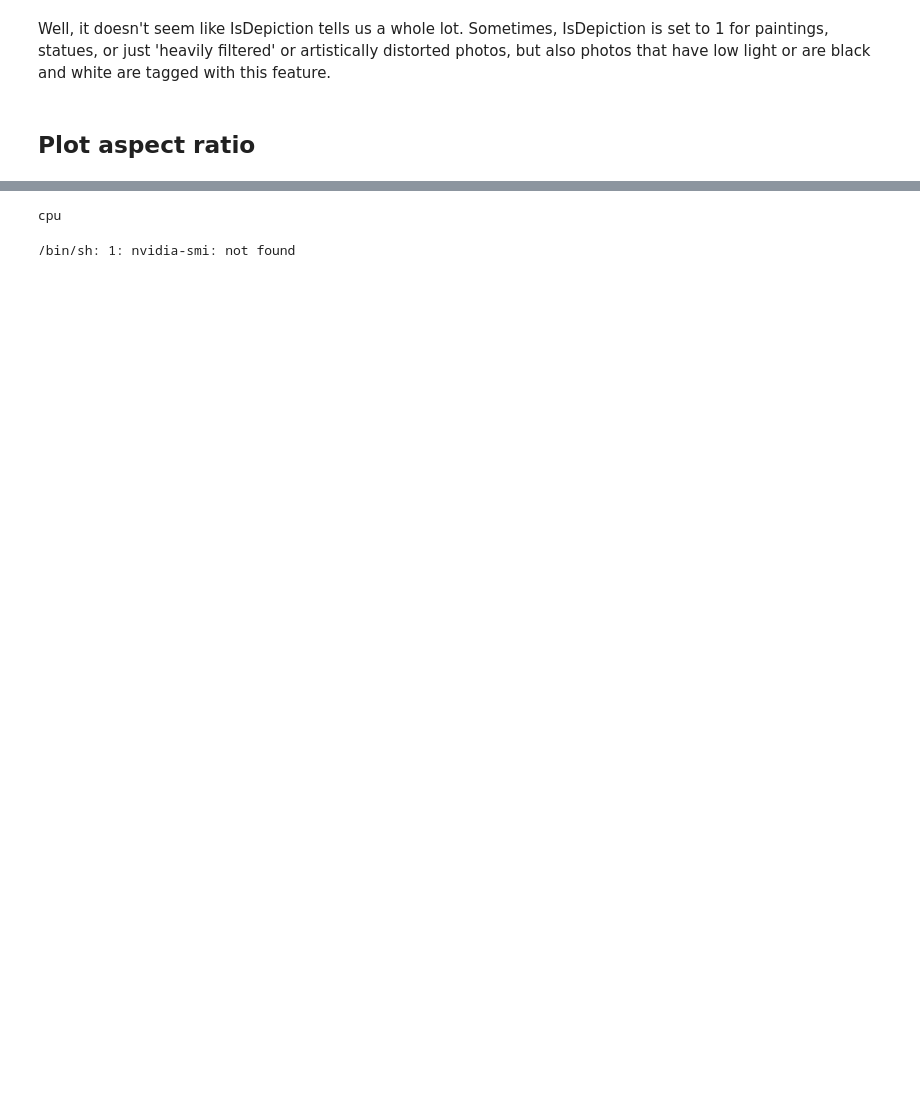
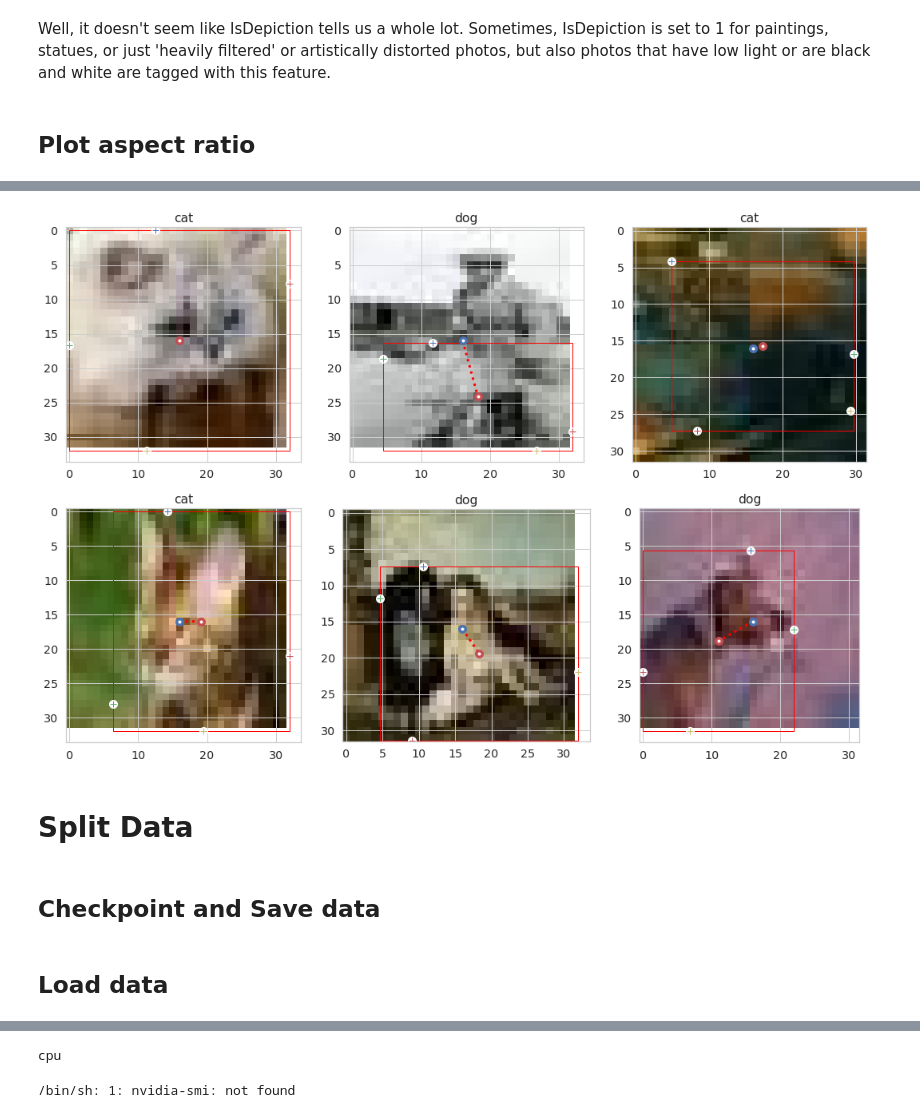
Before and after one commit to LaurenMadar/AML-finalgroup2, a Jupyter notebook: Group2_Phase3.ipynb, the cells around one changed output, grey strips where cells are left out. Drawn from its saved outputs; the diff is of its cells as text; code cells hidden in the pictures; blank space fills up the shorter version.

```diff
--- a/Group2_Phase3.ipynb
+++ b/Group2_Phase3.ipynb
@@ -460,0 +477,3 @@ sns.heatmap(corr, mask=mask, cmap=cmap, vmax=.3,
+# %%
+# encode labels
+df['Label'] = (df.LabelName == 'dog').astype(np.uint8)
@@ -460,0 +491,9 @@ sns.heatmap(corr, mask=mask, cmap=cmap, vmax=.3,
+# %%
+# plot random 6 of the 32x32 images
+RandomSixImages(df, False, 32)
+# %% [output]
+[figure, added]
+# %% [markdown]
+# Split Data
+# %% [markdown]
+## Checkpoint and Save data
@@ -460,0 +508,2 @@ sns.heatmap(corr, mask=mask, cmap=cmap, vmax=.3,
+# %% [markdown]
+## Load data
```
Also changed, not shown: parts of 46 cells of this notebook.
